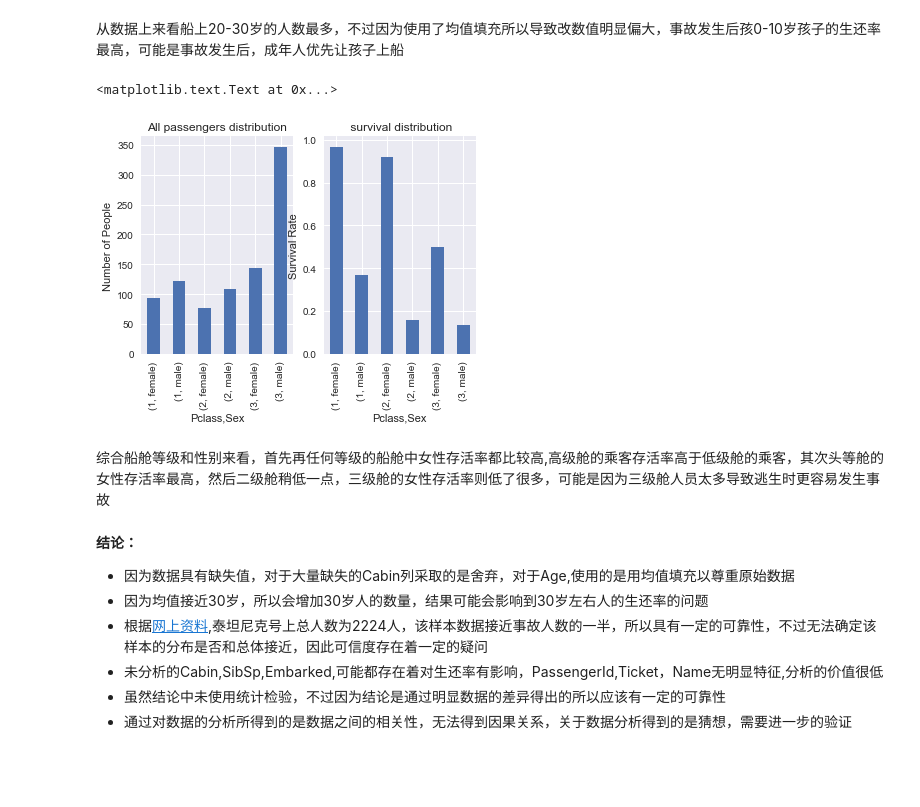
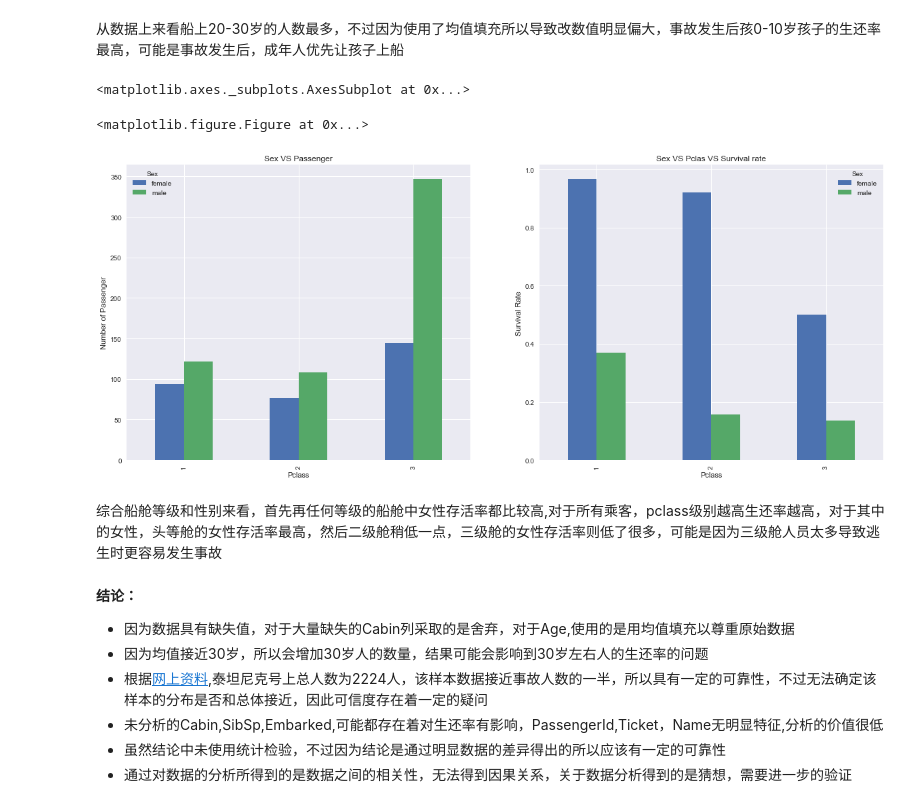
Before and after one commit to star-001/DataAnalysis, a Jupyter notebook: Titanic/Titanic_Notebook.ipynb, the cells around one changed output. Drawn from its saved outputs; the diff is of its cells as text; code cells hidden in the pictures; blank space fills up the shorter version.

```diff
--- a/Titanic/Titanic_Notebook.ipynb
+++ b/Titanic/Titanic_Notebook.ipynb
@@ -168,25 +168,36 @@ plt.ylabel('Survival Rate')
 # %% [markdown]
 从数据上来看船上20-30岁的人数最多，不过因为使用了均值填充所以导致改数值明显偏大，事故发生后孩0-10岁孩子的生还率最高，可能是事故发生后，成年人优先让孩子上船
 # %%
-#查看不同船舱等级中乘客的性别分布
+# #查看不同船舱等级中乘客的性别分布
 
 
-sex_pclass_survived = df.groupby(['Pclass','Sex']).sum()['Survived']
-plt.subplot(121)
-plt.title('All passengers distribution')
-sex_pclass_all = df.groupby(['Pclass','Sex']).count()['Survived']
+# sex_pclass_survived = df.groupby(['Pclass','Sex']).sum()['Survived']
+# plt.subplot(121)
+# plt.title('All passengers distribution')
+# sex_pclass_all = df.groupby(['Pclass','Sex']).count()['Survived']
 
-sex_pclass_all.plot(kind = 'bar')
-plt.ylabel('Number of People')
-plt.subplot(122)
-plt.title(' survival distribution')
-(sex_pclass_survived/sex_pclass_all).plot(kind = 'bar')
-plt.ylabel('Survival Rate')
+# sex_pclass_all.plot(kind = 'bar')
+# plt.ylabel('Number of People')
+# plt.subplot(122)
+# plt.title(' survival distribution')
+# (sex_pclass_survived/sex_pclass_all).plot(kind = 'bar')
+# plt.ylabel('Survival Rate')
+
+plt.figure(figsize=(14,5))
+f,(ax1,ax2) = plt.subplots(1,2)
+ax1.set_title('Sex VS Passenger')
+ax1.set_ylabel('Number of Passenger')
+ax2.set_title('Sex VS Pclas VS Survival rate')
+ax2.set_ylabel('Survival Rate')
+f.set_size_inches((20,8))
+df.groupby(['Pclass','Sex'])['Survived'].count().unstack().plot(kind='bar',ax = ax1)
+df.groupby(['Pclass','Sex'])['Survived'].mean().unstack().plot(kind='bar',ax = ax2)
 # %% [output]
-<matplotlib.text.Text at 0x...>
+<matplotlib.axes._subplots.AxesSubplot at 0x...>
+<matplotlib.figure.Figure at 0x...>
-[figure, old version]
+[figure, new version]
 # %% [markdown]
-综合船舱等级和性别来看，首先再任何等级的船舱中女性存活率都比较高,高级舱的乘客存活率高于低级舱的乘客，其次头等舱的女性存活率最高，然后二级舱稍低一点，三级舱的女性存活率则低了很多，可能是因为三级舱人员太多导致逃生时更容易发生事故
+综合船舱等级和性别来看，首先再任何等级的船舱中女性存活率都比较高,对于所有乘客，pclass级别越高生还率越高，对于其中的女性，头等舱的女性存活率最高，然后二级舱稍低一点，三级舱的女性存活率则低了很多，可能是因为三级舱人员太多导致逃生时更容易发生事故
 # %% [markdown]
 **结论：**
 - 因为数据具有缺失值，对于大量缺失的Cabin列采取的是舍弃，对于Age,使用的是用均值填充以尊重原始数据
```
Also changed, not shown: parts of 3 cells of this notebook.
